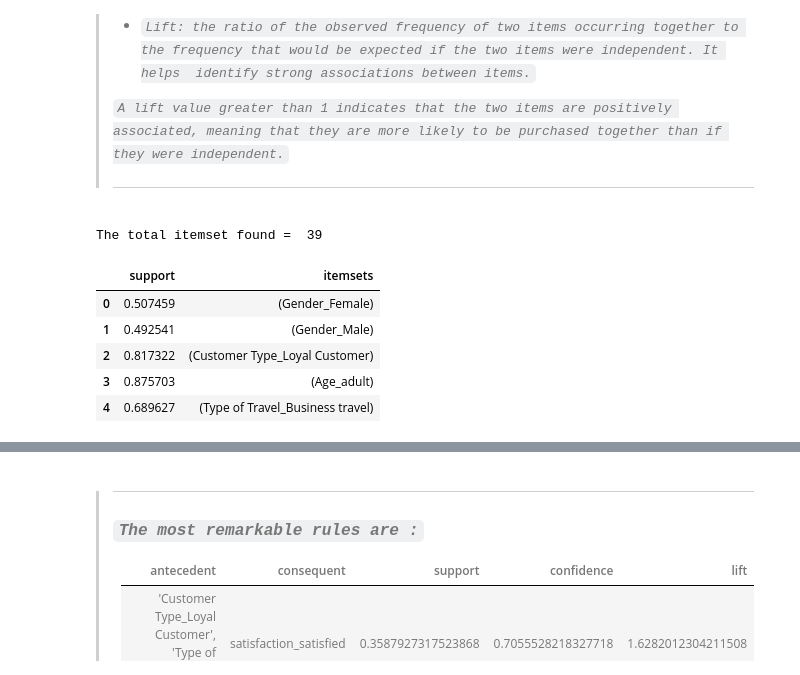
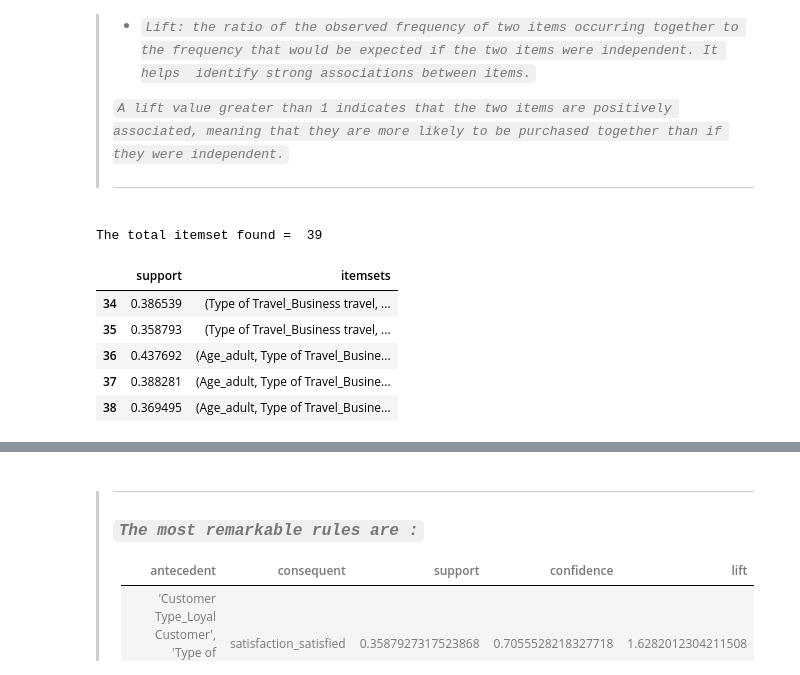
Before and after one commit to NouranHany/Airline-Satisfaction-Predictors, a Jupyter notebook: ModelPipelines/Apriori/Apriori.ipynb, the cells around one changed output, grey strips where cells are left out. Saved outputs shown, nothing was run; the diff lists cells and outputs as text; code cells hidden in the pictures.

```diff
--- a/ModelPipelines/Apriori/Apriori.ipynb
+++ b/ModelPipelines/Apriori/Apriori.ipynb
@@ -79,15 +80,16 @@ train_encoded = pd.get_dummies(train)
 frequent_itemsets = apriori(train_encoded, min_support=0.35, use_colnames=True)
 # %%
 print("The total itemset found = ",len(frequent_itemsets))
-frequent_itemsets.head()
+pd.set_option('display.max_colwidth', None)
+display(frequent_itemsets.tail())
 # %% [output]
 The total itemset found =  39
 |  | support | itemsets |
-| 0 | 0.507459 | (Gender_Female) |
-| 1 | 0.492541 | (Gender_Male) |
-| 2 | 0.817322 | (Customer Type_Loyal Customer) |
-| 3 | 0.875703 | (Age_adult) |
-| 4 | 0.689627 | (Type of Travel_Business travel) |
+| 34 | 0.386539 | (Type of Travel_Business travel, ... |
+| 35 | 0.358793 | (Type of Travel_Business travel, ... |
+| 36 | 0.437692 | (Age_adult, Type of Travel_Busine... |
+| 37 | 0.388281 | (Age_adult, Type of Travel_Busine... |
+| 38 | 0.369495 | (Age_adult, Type of Travel_Busine... |
 # %%
 # after building the frequent itemsets we can now get the association rules
 # we will use the lift metric to get the rules and mainly we are interested in the rules with lift > 1
```
Also changed, not shown: parts of 4 cells of this notebook.
